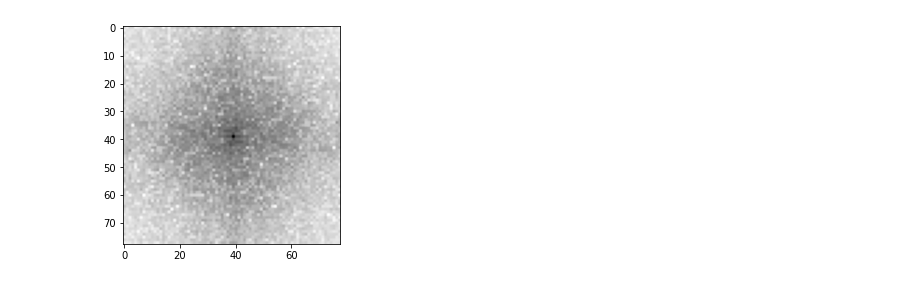
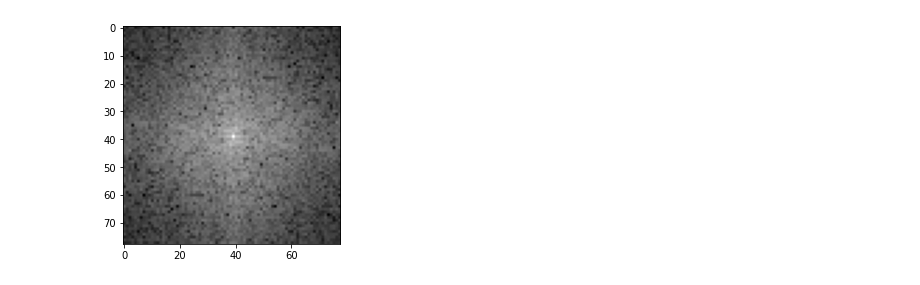
Before and after one commit to JuanDaAC/OpticalInstruments, a Jupyter notebook: Entrega 3/Pruebas/Microscopio.ipynb, the cells around one changed output. Saved outputs shown, nothing was run; the diff lists cells and outputs as text; code cells hidden in the pictures.

```diff
--- a/Entrega 3/Pruebas/Microscopio.ipynb
+++ b/Entrega 3/Pruebas/Microscopio.ipynb
@@ -52,5 +43,5 @@ def mod_camp_entrada(U, wave_length, foco, d):
 # %%
-plt.imshow(np.log(np.abs(mod_camp_entrada(obj, wave_length, MO_focal_length, MO_focal_length))**2+1), 'Greys')
+plt.imshow(np.log(np.abs(mod_camp_entrada(obj, wave_length, MO_focal_length, MO_focal_length))**2+1), 'gray')
 plt.show()
 # %% [output]
-[figure, old version]
+[figure, new version]
```
Also changed, not shown: parts of 15 cells of this notebook.
